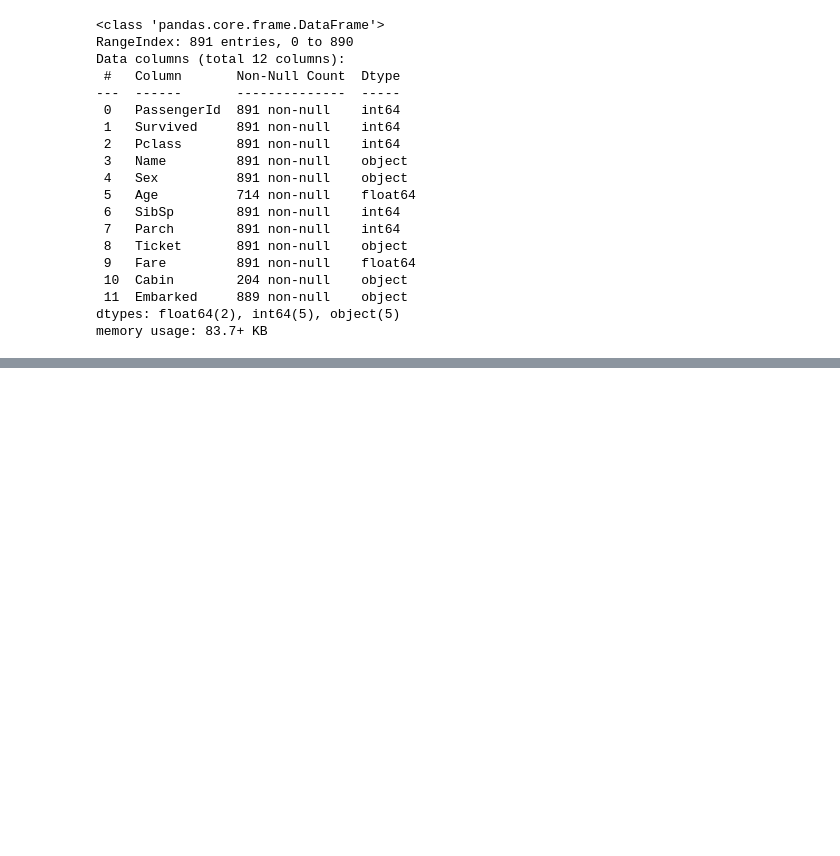
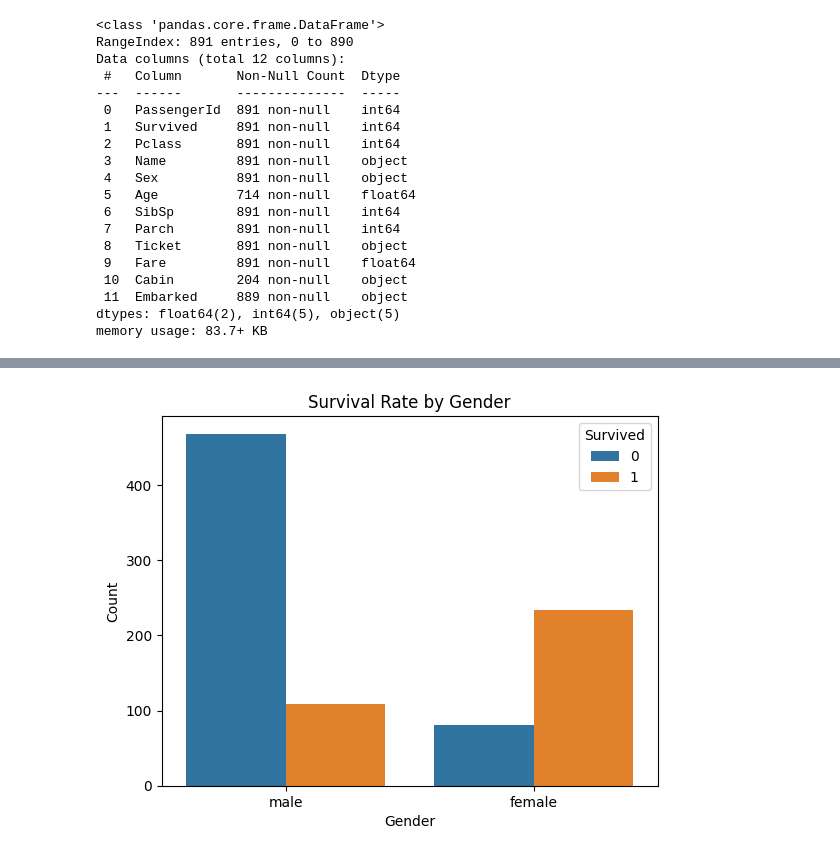
Before and after one commit to Muqtasid-Qureshi/DATA6550-Visualization, a Jupyter notebook: visualization.ipynb, the cells around one changed output, grey strips where cells are left out. Cells and saved outputs as stored; diff of their text form; code cells hidden in the pictures; blank space fills up the shorter version.

```diff
--- a/visualization.ipynb
+++ b/visualization.ipynb
@@ -75,0 +85,9 @@ memory usage: 83.7+ KB
+# %%
+# Survival by gender
+sns.countplot(x='Sex', hue='Survived', data=train)
+plt.title('Survival Rate by Gender')
+plt.xlabel('Gender')
+plt.ylabel('Count')
+plt.show()
+# %% [output]
+[figure, added]
```
Also changed, not shown: parts of 4 cells of this notebook.
